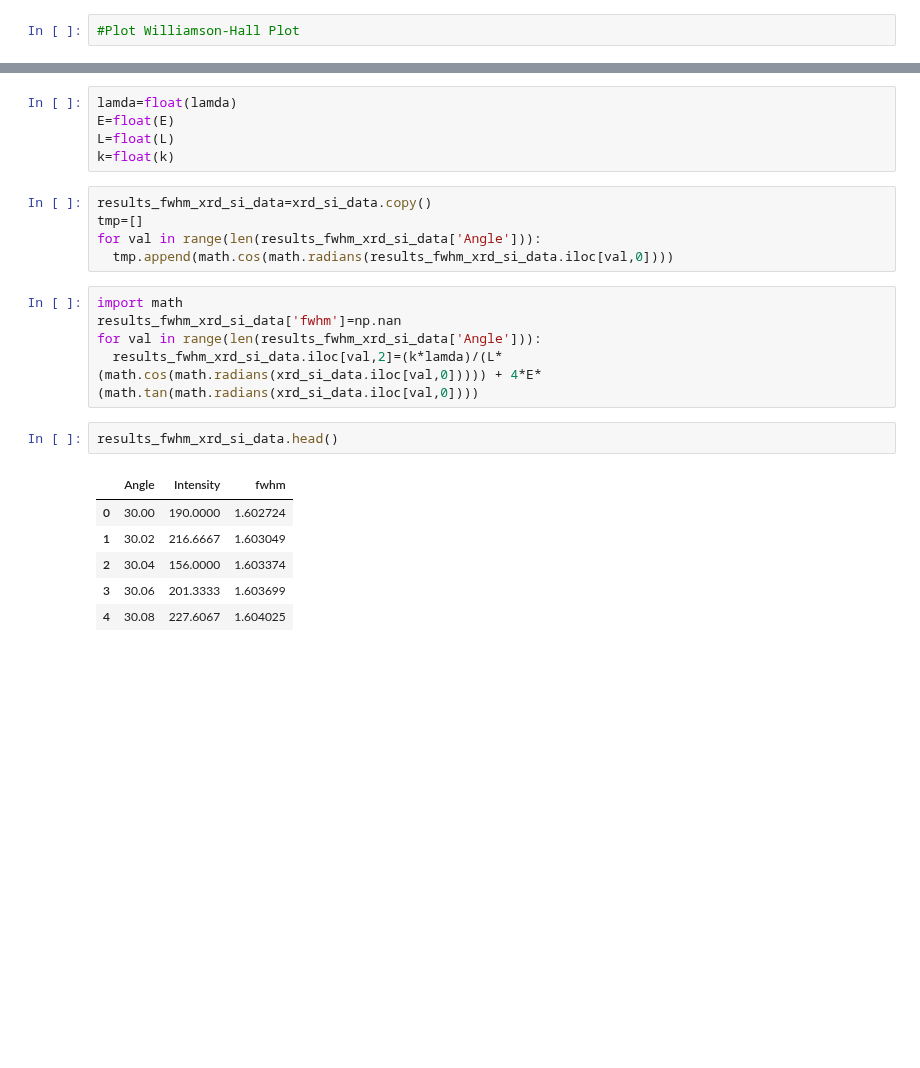
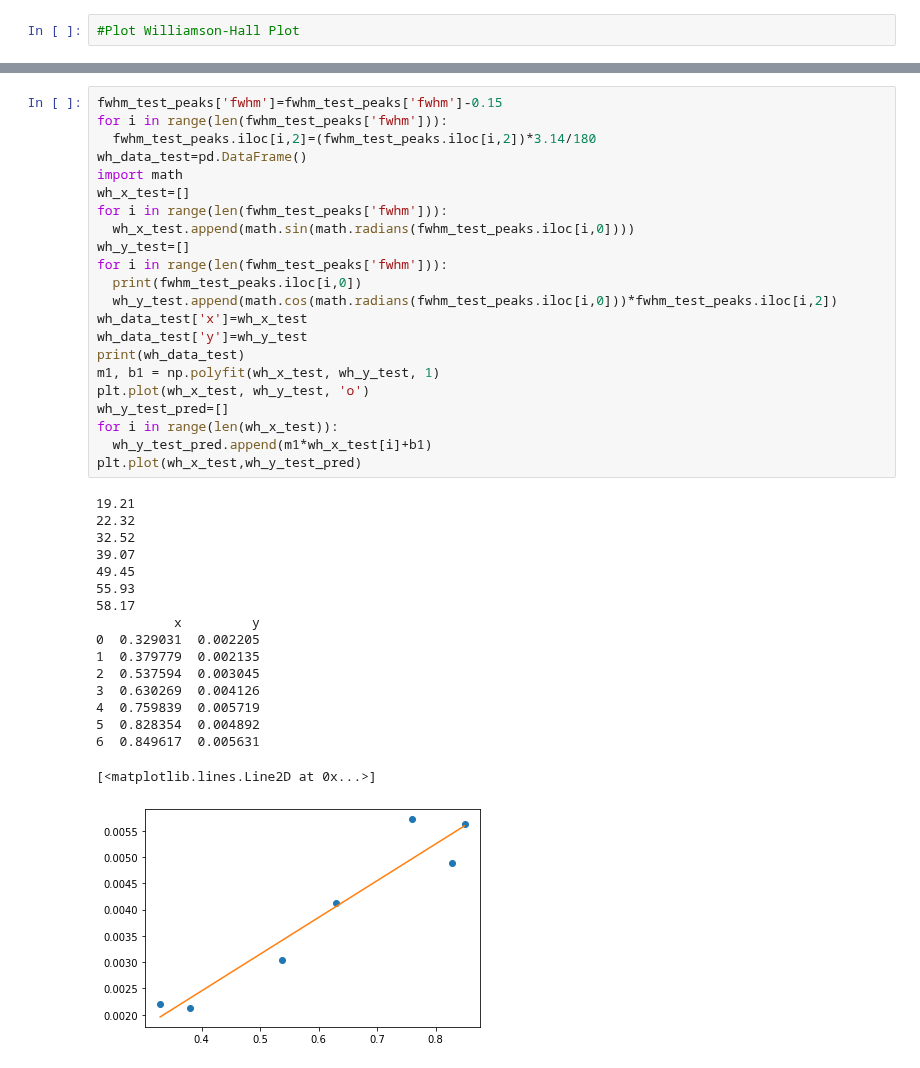
Before and after one commit to mahimathakkar/X-ray-diffraction-patterns-for-line-profile-analysis, a Jupyter notebook: XRD_analysis.ipynb, the cells around one changed output, grey strips where cells are left out. Drawn from its saved outputs; the diff is of its cells as text; blank space fills up the shorter version.

```diff
--- a/XRD_analysis.ipynb
+++ b/XRD_analysis.ipynb
@@ -199,24 +215,40 @@ plt.plot(wh_x_si,wh_y_si_pred)
-# %%
-lamda=float(lamda)
-E=float(E)
-L=float(L)
-k=float(k)
-# %%
-results_fwhm_xrd_si_data=xrd_si_data.copy()
-tmp=[]
-for val in range(len(results_fwhm_xrd_si_data['Angle'])):
-  tmp.append(math.cos(math.radians(results_fwhm_xrd_si_data.iloc[val,0])))
-# %%
-import math
-results_fwhm_xrd_si_data['fwhm']=np.nan
-for val in range(len(results_fwhm_xrd_si_data['Angle'])):
-  results_fwhm_xrd_si_data.iloc[val,2]=(k*lamda)/(L*(math.cos(math.radians(xrd_si_data.iloc[val,0])))) + 4*E*(math.tan(math.radians(xrd_si_data.iloc[val,0])))
-# %%
-results_fwhm_xrd_si_data.head()
-# %% [output]
-|  | Angle | Intensity | fwhm |
-| 0 | 30.00 | 190.0000 | 1.602724 |
-| 1 | 30.02 | 216.6667 | 1.603049 |
-| 2 | 30.04 | 156.0000 | 1.603374 |
-| 3 | 30.06 | 201.3333 | 1.603699 |
-| 4 | 30.08 | 227.6067 | 1.604025 |
+# %%
+fwhm_test_peaks['fwhm']=fwhm_test_peaks['fwhm']-0.15
+for i in range(len(fwhm_test_peaks['fwhm'])):
+  fwhm_test_peaks.iloc[i,2]=(fwhm_test_peaks.iloc[i,2])*3.14/180
+wh_data_test=pd.DataFrame()
+import math
+wh_x_test=[]
+for i in range(len(fwhm_test_peaks['fwhm'])):
+  wh_x_test.append(math.sin(math.radians(fwhm_test_peaks.iloc[i,0])))
+wh_y_test=[]
+for i in range(len(fwhm_test_peaks['fwhm'])):
+  print(fwhm_test_peaks.iloc[i,0])
+  wh_y_test.append(math.cos(math.radians(fwhm_test_peaks.iloc[i,0]))*fwhm_test_peaks.iloc[i,2])
+wh_data_test['x']=wh_x_test
+wh_data_test['y']=wh_y_test
+print(wh_data_test)
+m1, b1 = np.polyfit(wh_x_test, wh_y_test, 1)
+plt.plot(wh_x_test, wh_y_test, 'o')
+wh_y_test_pred=[]
+for i in range(len(wh_x_test)):
+  wh_y_test_pred.append(m1*wh_x_test[i]+b1)
+plt.plot(wh_x_test,wh_y_test_pred)
+# %% [output]
+19.21
+22.32
+32.52
+39.07
+49.45
+55.93
+58.17
+          x         y
+0  0.329031  0.002205
+1  0.379779  0.002135
+2  0.537594  0.003045
+3  0.630269  0.004126
+4  0.759839  0.005719
+5  0.828354  0.004892
+6  0.849617  0.005631
+[<matplotlib.lines.Line2D at 0x...>]
+[figure, added]
```
Also changed, not shown: parts of 7 cells of this notebook.
